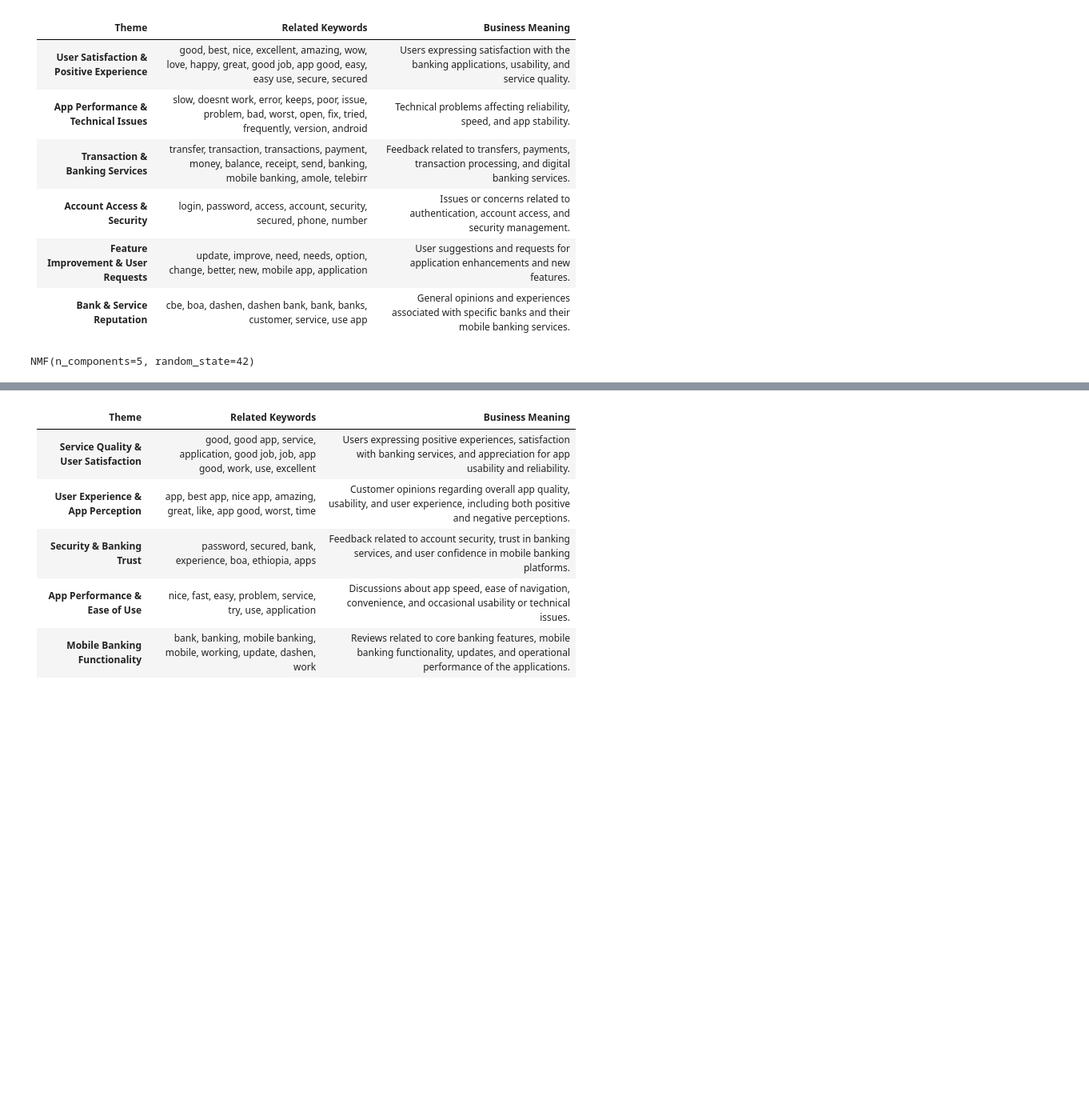
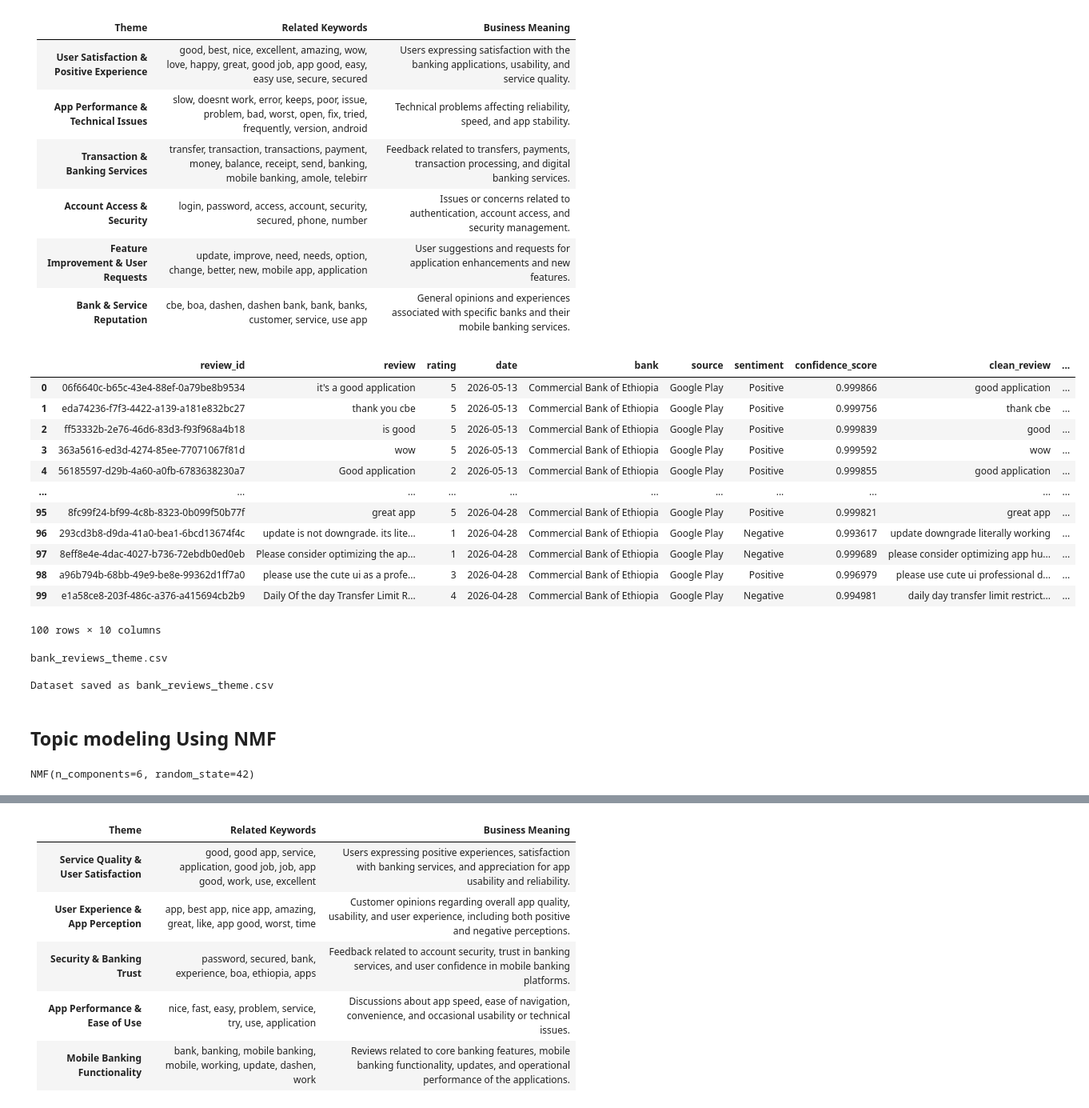
Before and after one commit to bemnetne/fintech-review-analytics, a Jupyter notebook: notebooks/thematic.ipynb, the cells around one changed output, grey strips where cells are left out. Shown at 80% size. Cells and saved outputs as stored; diff of their text form; code cells hidden in the pictures; blank space fills up the shorter version.

Commit message:
chore: theme labeled for every review

```diff
--- a/notebooks/thematic.ipynb
+++ b/notebooks/thematic.ipynb
@@ -159,8 +173,35 @@ Top Keywords for Commercial Bank of Ethiopia
 | **Account Access & Security**               | login, password, access, account, security, secured, phone, number                                                    | Issues or concerns related to authentication, account access, and security management.             |
 | **Feature Improvement & User Requests**     | update, improve, need, needs, option, change, better, new, mobile app, application                                    | User suggestions and requests for application enhancements and new features.                       |
 | **Bank & Service Reputation**               | cbe, boa, dashen, dashen bank, bank, banks, customer, service, use app                                                | General opinions and experiences associated with specific banks and their mobile banking services. |
+# %%
+df["identified_theme"] = df[
+    "clean_review"
+].apply(identify_theme)
+df.head(100)
+# %% [output]
+|  | review_id | review | rating | date | bank | source | sentiment | confidence_score | clean_review | ... |
+| 0 | 06f6640c-b65c-43e4-88ef-0a79be8b9534 | it's a good application | 5 | 2026-05-13 | Commercial Bank of Ethiopia | Google Play | Positive | 0.999866 | good application | ... |
+| 1 | eda74236-f7f3-4422-a139-a181e832bc27 | thank you cbe | 5 | 2026-05-13 | Commercial Bank of Ethiopia | Google Play | Positive | 0.999756 | thank cbe | ... |
+| 2 | ff53332b-2e76-46d6-83d3-f93f968a4b18 | is good | 5 | 2026-05-13 | Commercial Bank of Ethiopia | Google Play | Positive | 0.999839 | good | ... |
+| 3 | 363a5616-ed3d-4274-85ee-77071067f81d | wow | 5 | 2026-05-13 | Commercial Bank of Ethiopia | Google Play | Positive | 0.999592 | wow | ... |
+| 4 | 56185597-d29b-4a60-a0fb-6783638230a7 | Good application | 2 | 2026-05-13 | Commercial Bank of Ethiopia | Google Play | Positive | 0.999855 | good application | ... |
+| ... | ... | ... | ... | ... | ... | ... | ... | ... | ... | ... |
+| 95 | 8fc99f24-bf99-4c8b-8323-0b099f50b77f | great app | 5 | 2026-04-28 | Commercial Bank of Ethiopia | Google Play | Positive | 0.999821 | great app | ... |
+| 96 | 293cd3b8-d9da-41a0-bea1-6bcd13674f4c | update is not downgrade. its lite... | 1 | 2026-04-28 | Commercial Bank of Ethiopia | Google Play | Negative | 0.993617 | update downgrade literally working | ... |
+| 97 | 8eff8e4e-4dac-4027-b736-72ebdb0ed0eb | Please consider optimizing the ap... | 1 | 2026-04-28 | Commercial Bank of Ethiopia | Google Play | Negative | 0.999689 | please consider optimizing app hu... | ... |
+| 98 | a96b794b-68bb-49e9-be8e-99362d1ff7a0 | please use the cute ui as a profe... | 3 | 2026-04-28 | Commercial Bank of Ethiopia | Google Play | Positive | 0.996979 | please use cute ui professional d... | ... |
+| 99 | e1a58ce8-203f-486c-a376-a415694cb2b9 | Daily Of the day Transfer Limit R... | 4 | 2026-04-28 | Commercial Bank of Ethiopia | Google Play | Negative | 0.994981 | daily day transfer limit restrict... | ... |
+100 rows × 10 columns
+# %%
+save_dataset(df,"bank_reviews_theme.csv")
+# %% [output]
+bank_reviews_theme.csv
+
+Dataset saved as bank_reviews_theme.csv
+# %% [markdown]
+## Topic modeling Using NMF
 # %%
-num_topics = 5
+num_topics = 6
 
 nmf_model = NMF(
     n_components=num_topics,
@@ -169,5 +210,5 @@ nmf_model = NMF(
 
 nmf_model.fit(X)
 # %% [output]
-NMF(n_components=5, random_state=42)
+NMF(n_components=6, random_state=42)
 # %%
```
Also changed, not shown: parts of 3 cells of this notebook.
